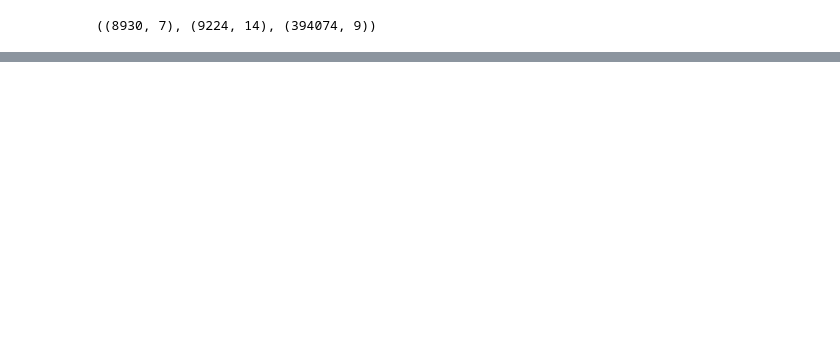
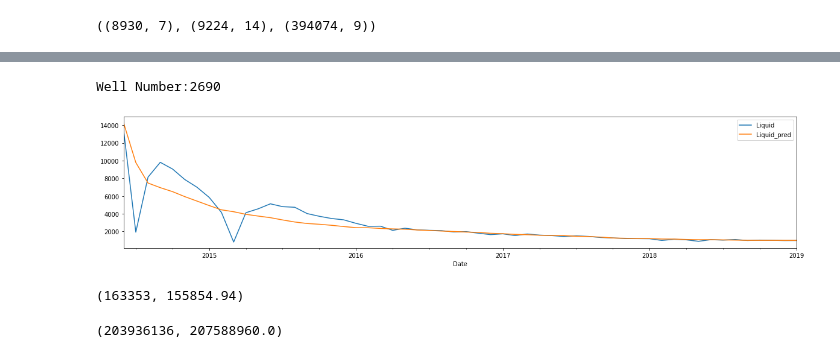
Before and after one commit to Dnbg1982/Oil-Gas-Projects, a Jupyter notebook: API Oil Production/Model.ipynb, the cells around one changed output, grey strips where cells are left out. Drawn from its saved outputs; the diff is of its cells as text; code cells hidden in the pictures; blank space fills up the shorter version.

```diff
--- a/API Oil Production/Model.ipynb
+++ b/API Oil Production/Model.ipynb
@@ -38,0 +105,9 @@ train_data
+# %%
+train_batch = np.random.choice(df_peak.API.unique(),round(len(df_peak.API.unique())*0.8), replace=False)
+df_peak_train = df_peak[df_peak.API.isin(train_batch)]
+df_peak_valid = df_peak[~df_peak.API.isin(train_batch)]
+# %%
+X_train, Y_train = df_peak_train.drop('Liquid',axis=1), df_peak_train.Liquid
+X_valid, Y_valid = df_peak_valid.drop('Liquid',axis=1), df_peak_valid.Liquid
+# %%
+xgb_reg = XGBRegressor(n_estimators=1000, learning_rate=0.01, early_stopping_rounds=100).fit(X_train, Y_train, eval_set=[(X_train, Y_train),(X_valid, Y_valid)], verbose=50)
@@ -38,0 +132,20 @@ train_data
+# %%
+df_peak_valid['Liquid_pred'] = xgb_reg.predict(X_valid)
+# %%
+well = np.random.choice(df_peak_valid.API.unique(),1)[0]
+df_peak_valid[df_peak_valid.API == well].Liquid.plot(figsize=(20,4))
+df_peak_valid[df_peak_valid.API == well].Liquid_pred.plot()
+print(f'Well Number:{well}')
+plt.legend()
+plt.show()
+# %% [output]
+Well Number:2690
+[figure, added]
+# %%
+df_peak_valid[df_peak_valid.API == well].Liquid.sum(), df_peak_valid[df_peak_valid.API == well].Liquid_pred.sum()
+# %% [output]
+(163353, 155854.94)
+# %%
+df_peak_valid.Liquid.sum() , df_peak_valid.Liquid_pred.sum()
+# %% [output]
+(203936136, 207588960.0)
```
Also changed, not shown: parts of 22 cells of this notebook, 1 other file.
